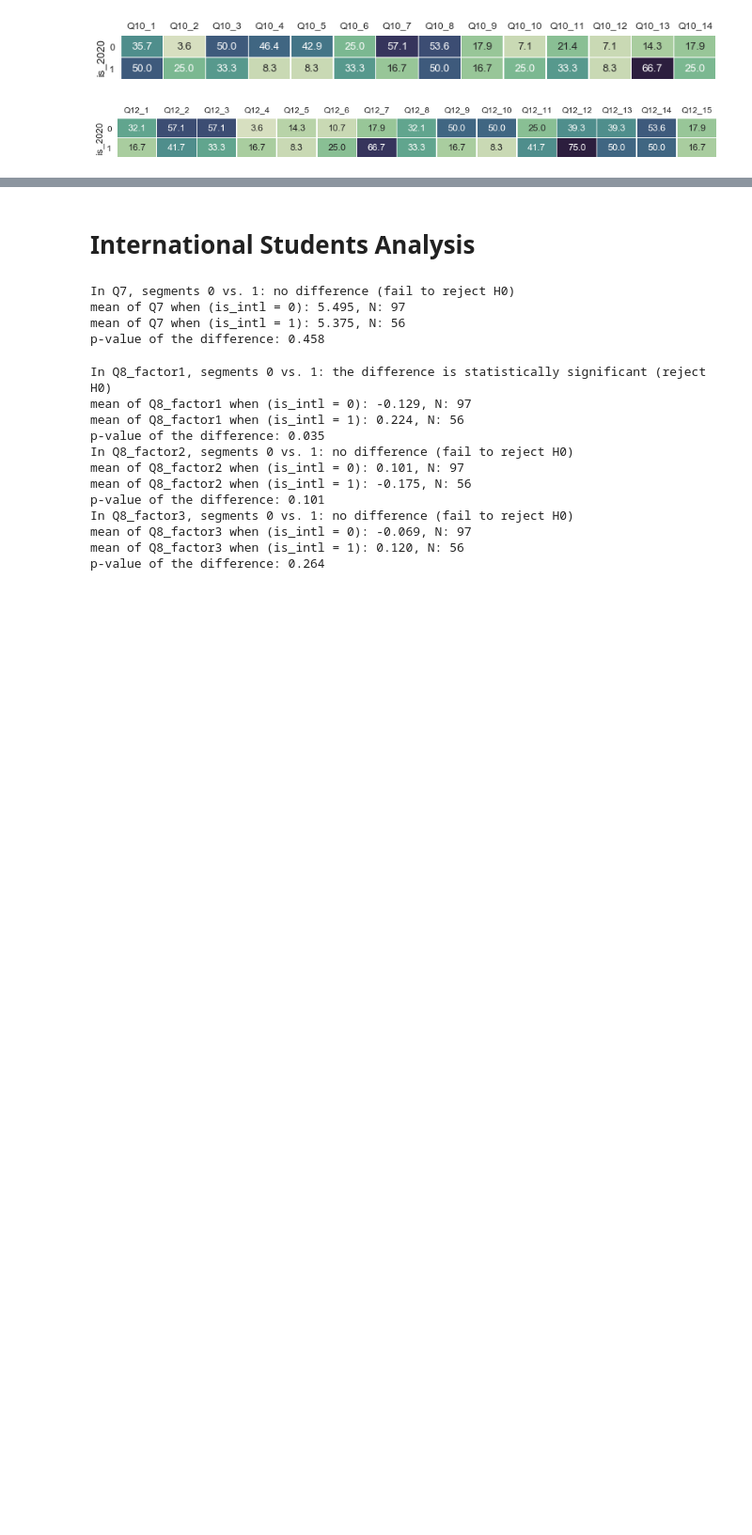
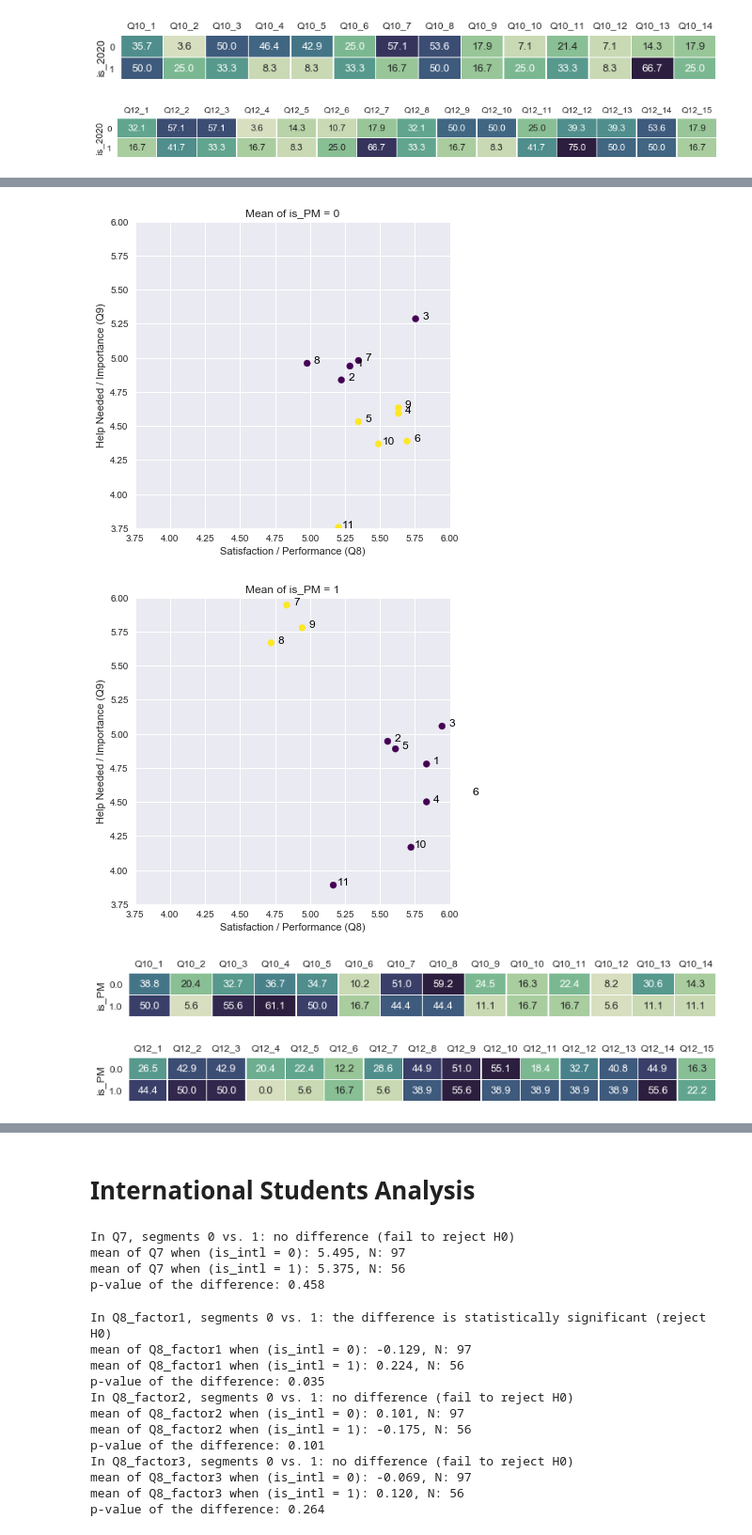
Before and after one commit to kl884/COVID-19-Test-Positive-Rate, a Jupyter notebook: SPMI (not related to COVID-19)/SPMI Survey.ipynb, the cells around one changed output, grey strips where cells are left out. Shown at 94% size. Drawn from its saved outputs; the diff is of its cells as text; code cells hidden in the pictures; blank space fills up the shorter version.

```diff
--- a/SPMI (not related to COVID-19)/SPMI Survey.ipynb
+++ b/SPMI (not related to COVID-19)/SPMI Survey.ipynb
@@ -1692,0 +1594,19 @@ Q1417.groupby(df['PM_not2020']).agg(['mean', 'std', 'count']).round(3)
+# %%
+# Plot performance (Q8) vs. importance (Q9) for 11 items
+Q8_not_2020= not_2020[Q8.columns.values]
+Q9_not_2020= not_2020[Q9.columns.values]
+cross_analysis_1d(Q8_not_2020, Q9_not_2020, segment= not_2020['is_PM'], n_cluster= 2,
+                  classification= 'KMeans', lim= (3.75, 6))
+# %% [output]
+[figure, added]
+[figure, added]
+# %%
+# Q10 proportion by SPMI_not2020
+groupby_pct(Q10, segment= not_2020['is_PM'], figsize= (13,1))
+# %% [output]
+[figure, added]
+# %%
+# Q12 proportion by SPMI_not2020
+groupby_pct(Q12, segment= not_2020['is_PM'], figsize= (13,1))
+# %% [output]
+[figure, added]
```
Also changed, not shown: parts of 81 cells of this notebook, 1 other file.
